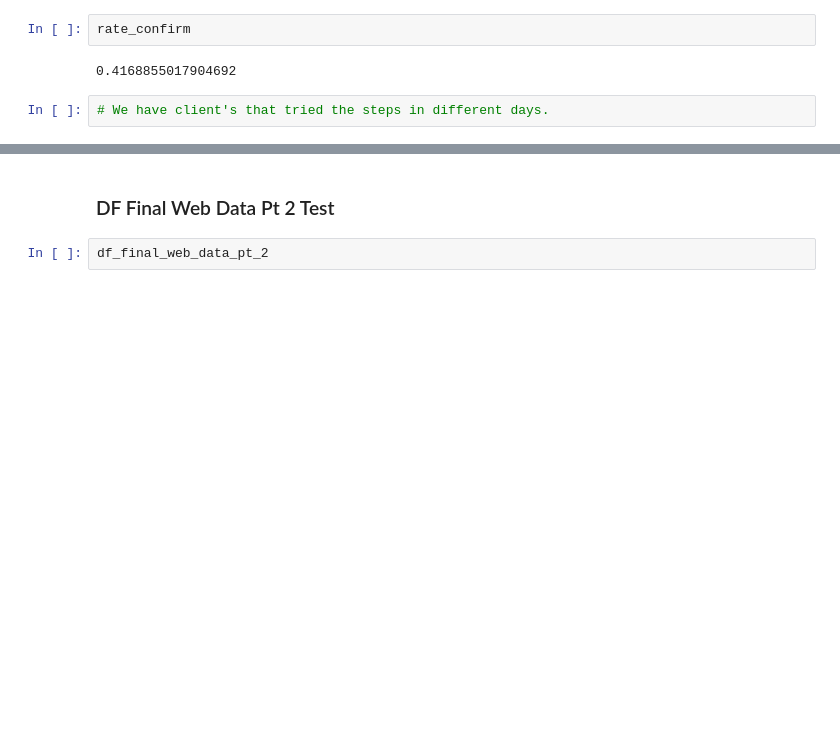
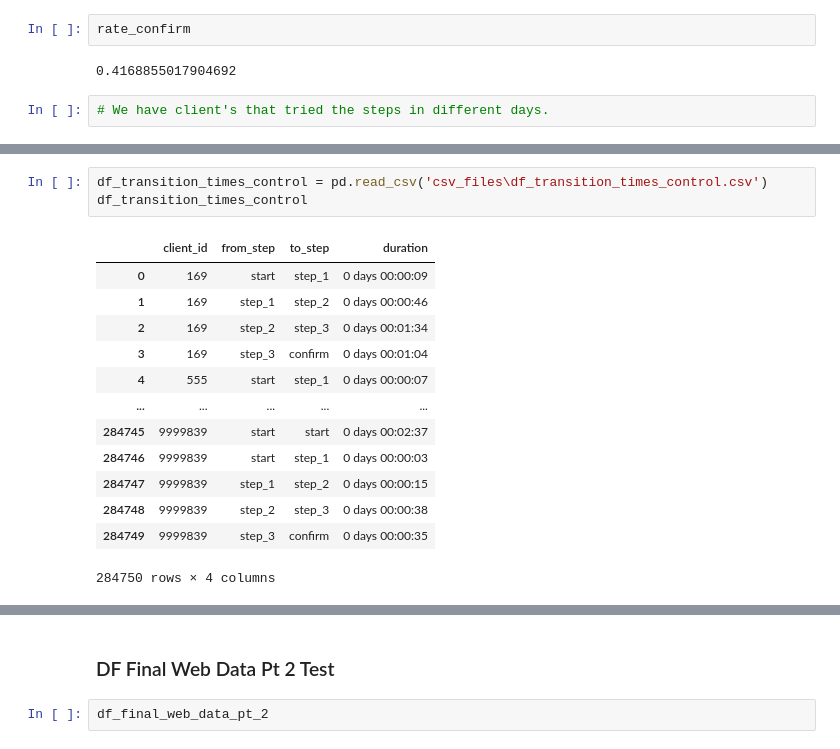
Before and after one commit to JorgeMMLRodrigues/vanguard_project, a Jupyter notebook: Main.ipynb, the cells around one changed output, grey strips where cells are left out. Cells and saved outputs as stored; diff of their text form; blank space fills up the shorter version.

```diff
--- a/Main.ipynb
+++ b/Main.ipynb
@@ -672,0 +752,17 @@ rate_confirm
+# %%
+df_transition_times_control = pd.read_csv('csv_files\df_transition_times_control.csv')
+df_transition_times_control
+# %% [output]
+|  | client_id | from_step | to_step | duration |
+| 0 | 169 | start | step_1 | 0 days 00:00:09 |
+| 1 | 169 | step_1 | step_2 | 0 days 00:00:46 |
+| 2 | 169 | step_2 | step_3 | 0 days 00:01:34 |
+| 3 | 169 | step_3 | confirm | 0 days 00:01:04 |
+| 4 | 555 | start | step_1 | 0 days 00:00:07 |
+| ... | ... | ... | ... | ... |
+| 284745 | 9999839 | start | start | 0 days 00:02:37 |
+| 284746 | 9999839 | start | step_1 | 0 days 00:00:03 |
+| 284747 | 9999839 | step_1 | step_2 | 0 days 00:00:15 |
+| 284748 | 9999839 | step_2 | step_3 | 0 days 00:00:38 |
+| 284749 | 9999839 | step_3 | confirm | 0 days 00:00:35 |
+284750 rows × 4 columns
```
Also changed, not shown: parts of 27 cells of this notebook.
